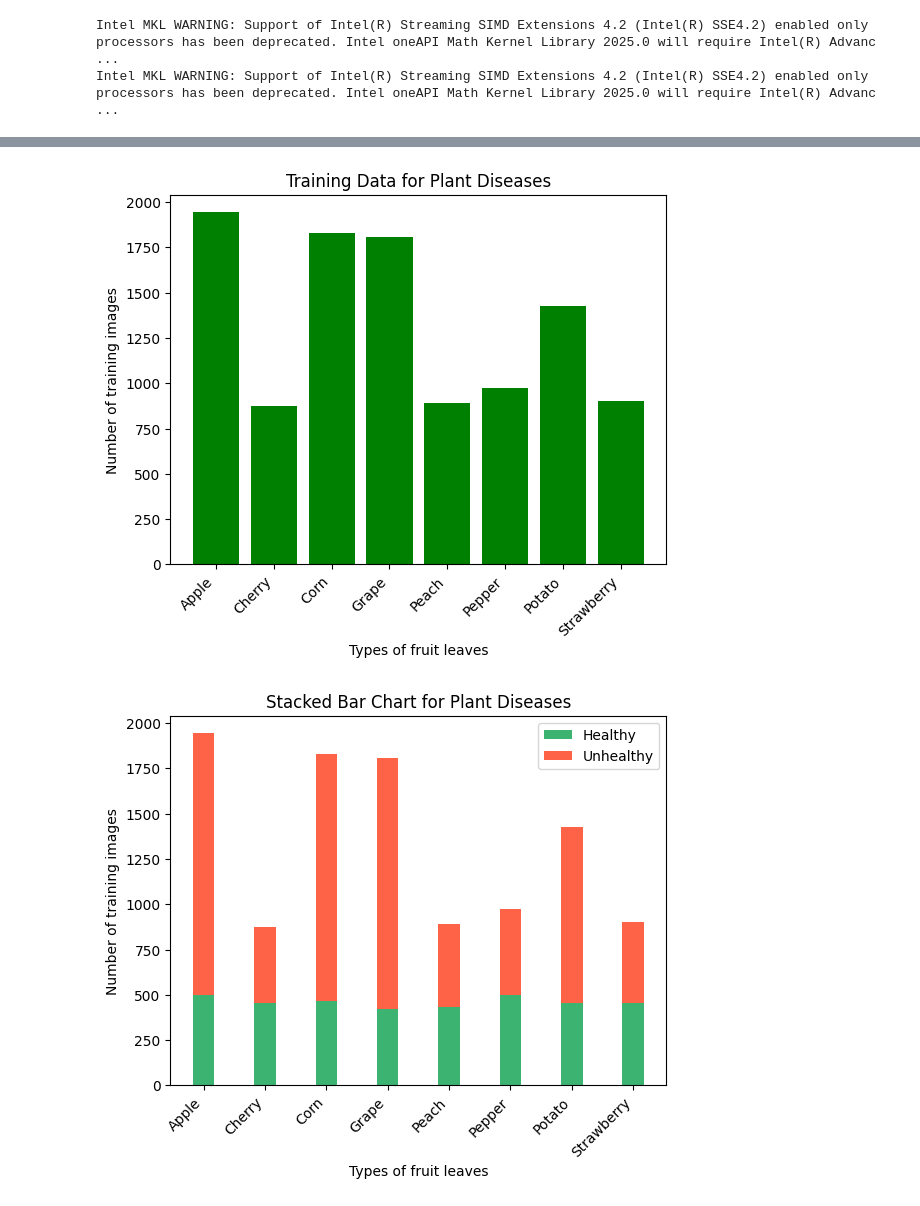
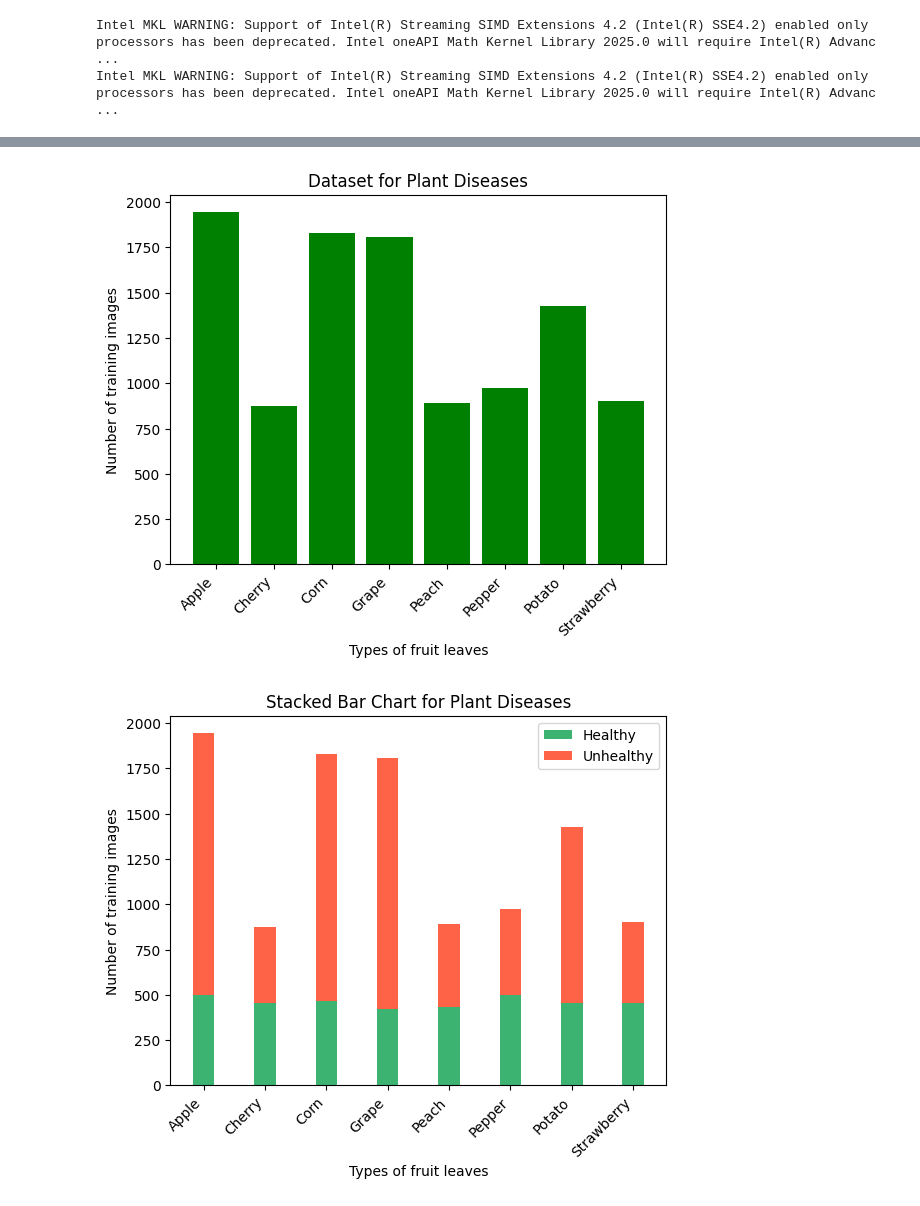
Before and after one commit to BSteiner1/MA429-Summative-Group-10, a Jupyter notebook: Notebooks/SVM-50x50.ipynb, the cells around one changed output, grey strips where cells are left out. Cells and saved outputs as stored; diff of their text form; code cells hidden in the pictures.

```diff
--- a/Notebooks/SVM-50x50.ipynb
+++ b/Notebooks/SVM-50x50.ipynb
@@ -69,35 +109,37 @@ def get_subfolders(directory, keyword):
     subfolders = [os.path.join(directory, d) for d in os.listdir(directory) if os.path.isdir(os.path.join(directory, d))]
     keyword_subfolders = [folder for folder in subfolders if keyword in folder]
     return keyword_subfolders
 
 # Function to count images in a folder
 def count_images_in_folder(directory):
     image_files = [f for f in os.listdir(directory) if re.match(r'.*\.(jpg|jpeg|png|gif)$', f, flags=re.IGNORECASE)]
     return len(image_files)
 
 # Initialize a dictionary to store the number of images for each keyword
 images = {}
 
 # Iterate over each subfolder containing the keyword
 for word in target_words:
     total_images = 0
     keyword_subfolders = get_subfolders(path, word)
 
     for folder in keyword_subfolders:
         num_images = count_images_in_folder(folder)
         total_images += num_images
 
     images[word] = total_images
 
 # Create a bar chart
 plt.bar(images.keys(), images.values(), color=(0/255, 128/255, 0/255))
-plt.title("Training Data for Plant Diseases")
+plt.title("Dataset for Plant Diseases")
 plt.xlabel("Types of fruit leaves")
 plt.ylabel("Number of training images")
 plt.xticks(rotation=45, ha='right')
+
+plt.savefig('dataset_disease.png')
 plt.show()
 # %% [output]
-[figure, old version]
+[figure, new version]
 # %%
 # Data exploration
 
```
Also changed, not shown: parts of 12 cells of this notebook.
